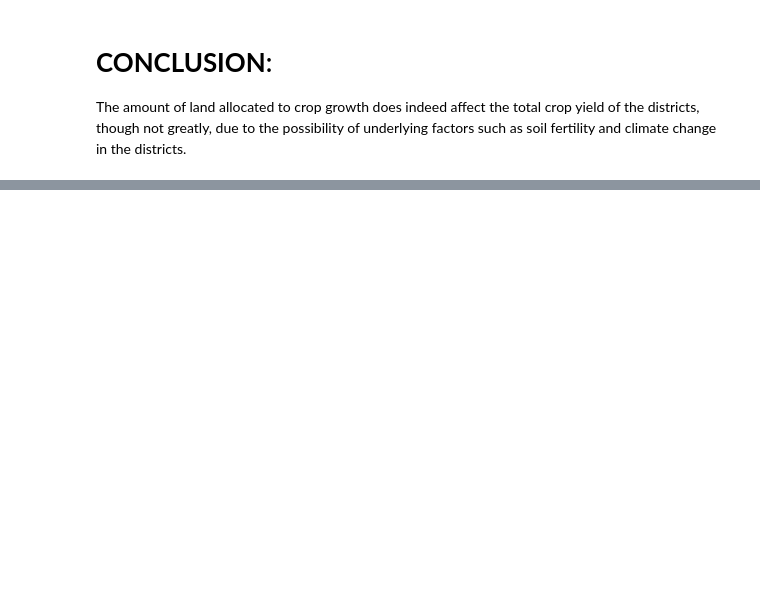
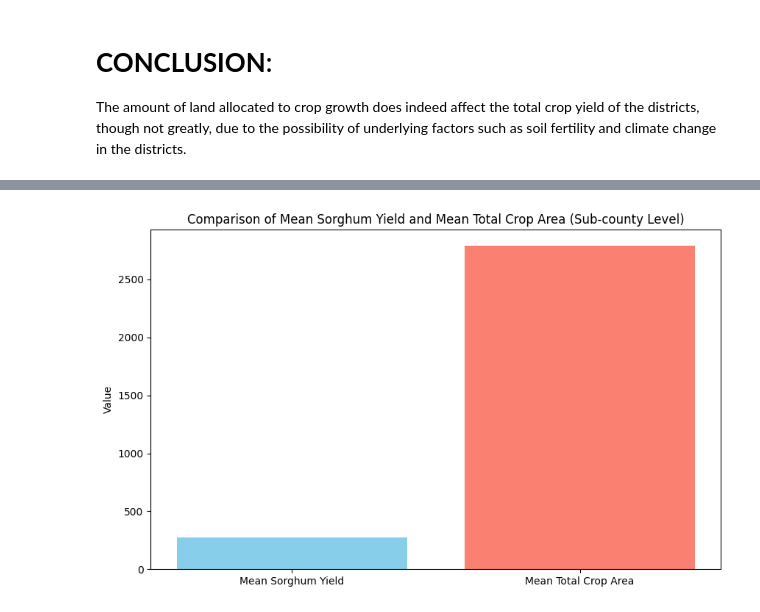
Before and after one commit to keith-keyah/Group_2_project, a Jupyter notebook: Group_2_Project.ipynb, the cells around one changed output, grey strips where cells are left out. Saved outputs shown, nothing was run; the diff lists cells and outputs as text; code cells hidden in the pictures; blank space fills up the shorter version.

```diff
--- a/Group_2_Project.ipynb
+++ b/Group_2_Project.ipynb
@@ -169,0 +238,3 @@ np.float64(986.1428571428571)
+# %%
+subcounty_crop_yield['Total_Yield'] = subcounty_crop_yield['M_Prod_Tot'] + subcounty_crop_yield['S_Prod_Tot']
+subcounty_crop_yield.head()
@@ -373,0 +515,5 @@ subcounty_crop_yield.head()
+# %%
+#mean for total crop area
+subcounty_crop_yield['total_crop_area']=subcounty_crop_yield['S_Area_Ha']+subcounty_crop_yield['M_Area_Ha']
+total_subcounty_croparea = subcounty_crop_yield['total_crop_area']
+total_subcounty_croparea.head()
@@ -373,0 +528,14 @@ subcounty_crop_yield.head()
+# %%
+# Create a comparative bar chart of mean sorghum yield and total crop area
+mean_total_crop_area = total_subcounty_croparea.mean()
+
+labels = ['Mean Sorghum Yield', 'Mean Total Crop Area']
+means = [mean_sougham_yield, mean_total_crop_area]
+
+plt.figure(figsize=(10, 6))
+plt.bar(labels, means, color=['skyblue', 'salmon'])
+plt.title('Comparison of Mean Sorghum Yield and Mean Total Crop Area (Sub-county Level)')
+plt.ylabel('Value')
+plt.show()
+# %% [output]
+[figure, added]
```
Also changed, not shown: parts of 67 cells of this notebook.
